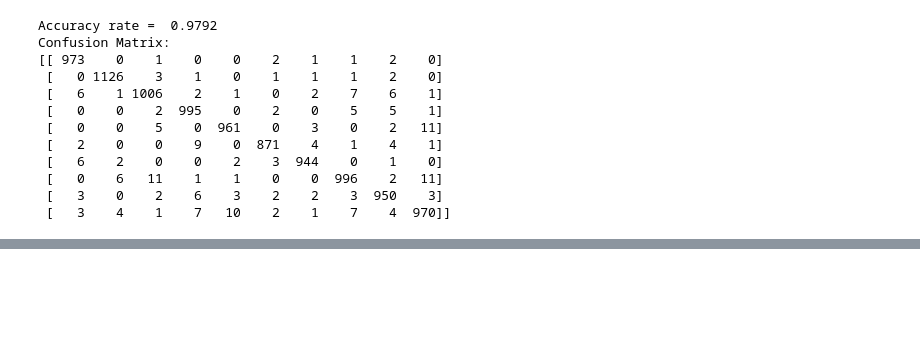
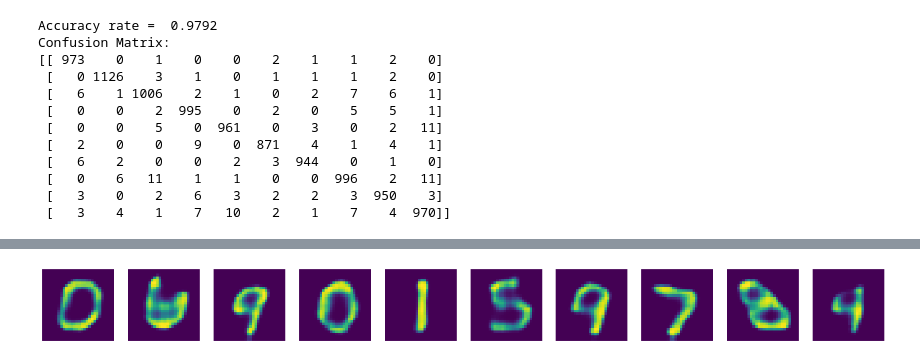
Before and after one commit to silkk-nn/superAI, a Jupyter notebook: NeuralNetwork intermadiate.ipynb, the cells around one changed output, grey strips where cells are left out. Cells and saved outputs as stored; diff of their text form; code cells hidden in the pictures; blank space fills up the shorter version.

```diff
--- a/NeuralNetwork intermadiate.ipynb
+++ b/NeuralNetwork intermadiate.ipynb
@@ -334,0 +382,22 @@ Epoch 200/200
+# %%
+inputs = Input(shape=(*X.shape[1:], 1)) #need 3D
+x = layers.Conv2D(16, (3, 3), activation="relu", padding="same")(inputs)
+x = layers.MaxPooling2D((2, 2), padding='same')(x)
+x = layers.Conv2D(8, (3, 3), activation="relu", padding="same")(x)
+x = layers.MaxPooling2D((2, 2), padding='same')(x)
+x = layers.Conv2D(8, (3, 3), activation="relu", padding="same")(x)
+encoded =  layers.MaxPool2D((2, 2), padding='same')(x)
+encoder = Model(inputs, encoded, name='encoder')
+
+encoded_inputs = Input(shape=encoded.shape[1:])
+x = layers.Conv2D(8, (3, 3), activation="relu", padding="same")(encoded_inputs)
+x = layers.UpSampling2D((2, 2))(x)
+x = layers.Conv2D(8, (3, 3), activation="relu", padding="same")(x)
+x = layers.UpSampling2D((2, 2))(x)
+x = layers.Conv2D(8, (3, 3), activation="relu")(x)
+x = layers.UpSampling2D((2, 2))(x)
+decoded = layers.Conv2D(1, (3, 3), activation="sigmoid", padding='same')(x)
+decoder = Model(encoded_inputs, decoded, name='decoder')
+
+model = Model(inputs, decoder(encoder(inputs)), name="autoencoder")
+model.compile(optimizer='sgd', loss='mse')
@@ -334,0 +421,2 @@ Epoch 200/200
+# %%
+model.fit(X[:,:,:,None], X[:,:,:,None], epochs=60)
@@ -334,0 +442,11 @@ Epoch 200/200
+# %%
+Z = model(Xtest)
+n = 10
+plt.figure(figsize=(25, 25))
+for i in range(10):
+    plt.subplot(1, n, i+1)
+    plt.imshow(Z[i+10][:,:,0])
+    plt.axis('off')
+plt.show()
+# %% [output]
+[figure, added]
```
Also changed, not shown: parts of 28 cells of this notebook.
